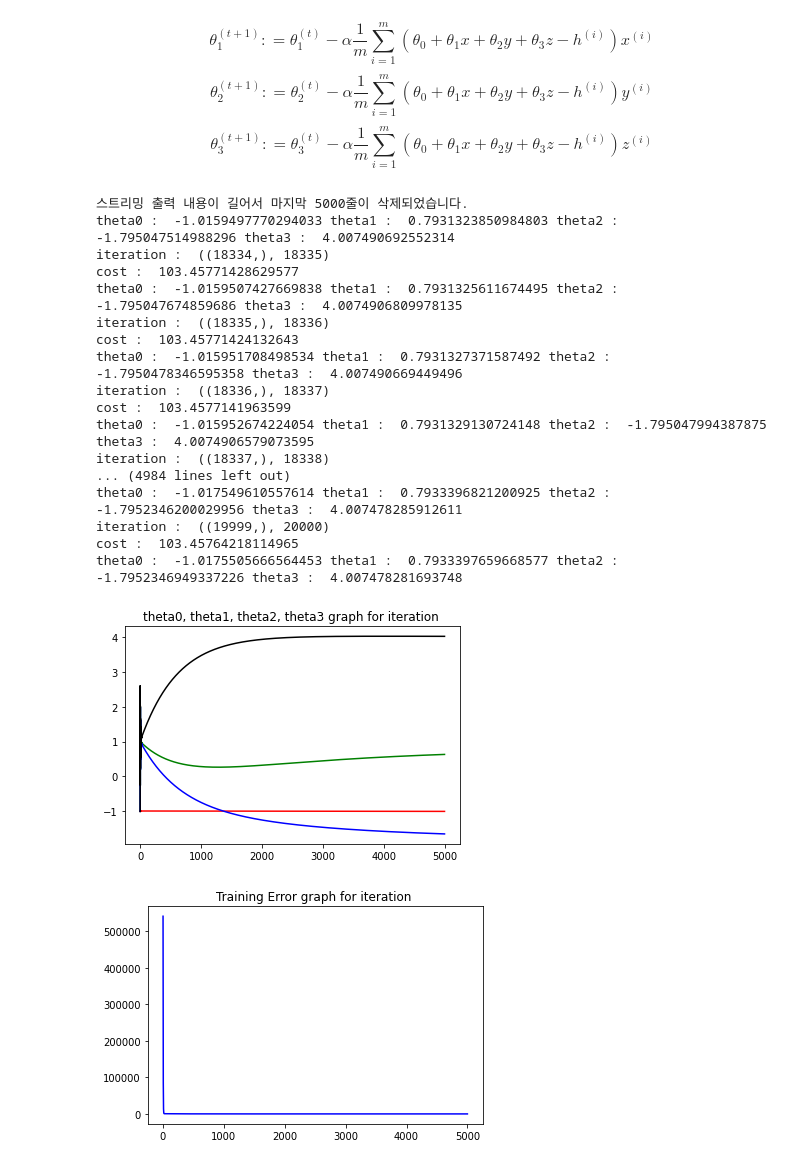
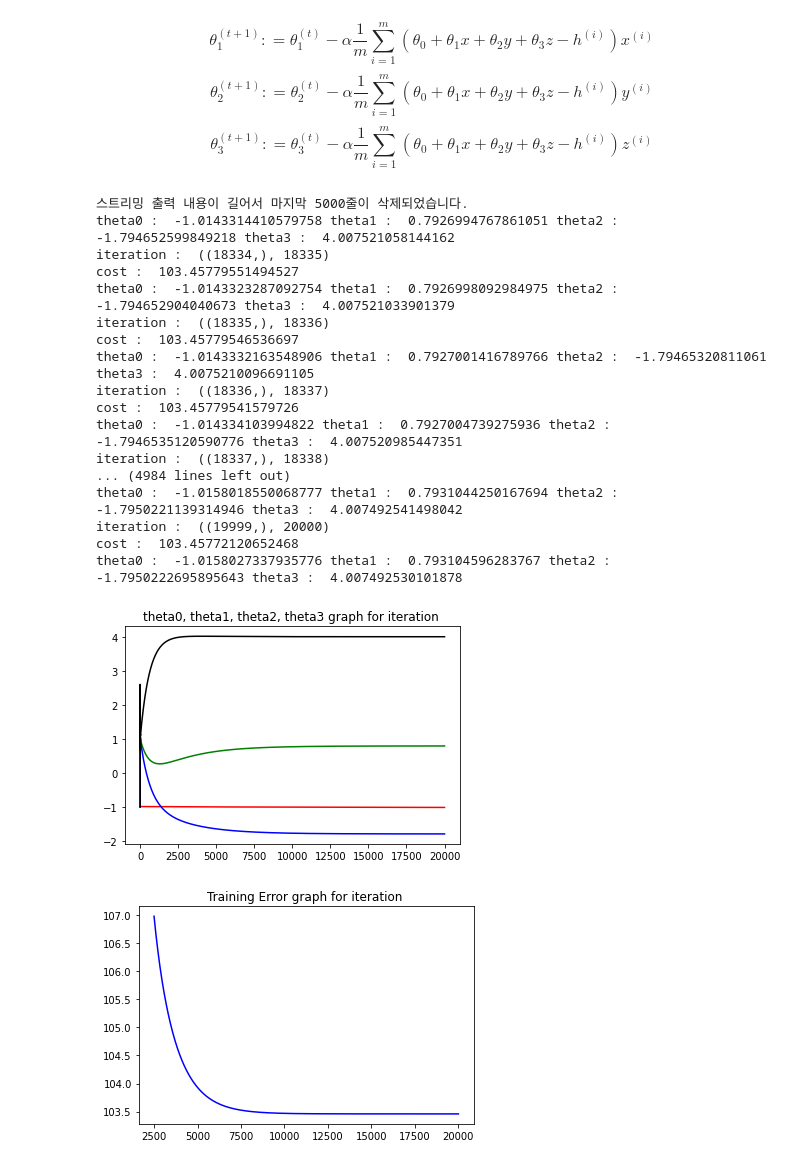
Before and after one commit to pithesun/machine_learning_cl, a Jupyter notebook: Linear_reg_mults_var.ipynb, the cells around one changed output. Saved outputs shown, nothing was run; the diff lists cells and outputs as text; code cells hidden in the pictures.

Commit message:
modity the learning rate and check theta values

```diff
--- a/Linear_reg_mults_var.ipynb
+++ b/Linear_reg_mults_var.ipynb
@@ -114,7 +111,7 @@ th0 = -1
 th1 = -1
 th2 = -1
 th3 = -1
-a = 0.000022
+a = 0.00002
 
 ### GD Algorithm
 ## performing gd algorithm - training
@@ -128,10 +125,10 @@ for iteration in np.ndenumerate(itr):
     list_th3.append(th3)
     list_J.append(cost)
 
-    temp0 = th0 - a *(1/len(x_data))*np.sum((h(th0, th1, th2, th3, x, y, z)-H))
-    temp1 = th1 - a *(1/len(x_data))*np.sum((h(th0, th1, th2, th3, x, y, z)-H)*(x))
-    temp2 = th2 - a *(1/len(x_data))*np.sum((h(th0, th1, th2, th3, x, y, z)-H)*(y))
-    temp3 = th3 - a *(1/len(x_data))*np.sum((h(th0, th1, th2, th3, x, y, z)-H)*(z))
+    temp0 = th0 - a *(1/len(H))*np.sum((h(th0, th1, th2, th3, x, y, z)-H))
+    temp1 = th1 - a *(1/len(H))*np.sum((h(th0, th1, th2, th3, x, y, z)-H)*(x))
+    temp2 = th2 - a *(1/len(H))*np.sum((h(th0, th1, th2, th3, x, y, z)-H)*(y))
+    temp3 = th3 - a *(1/len(H))*np.sum((h(th0, th1, th2, th3, x, y, z)-H)*(z))
 
     th0 = temp0
     th1 = temp1
@@ -144,37 +141,36 @@ for iteration in np.ndenumerate(itr):
           th2, "theta3 : ", th3 )
 # %% [output]
 스트리밍 출력 내용이 길어서 마지막 5000줄이 삭제되었습니다.
-theta0 :  -1.0159497770294033 theta1 :  0.7931323850984803 theta2 :  -1.795047514988296 theta3 :  4.007490692552314
+theta0 :  -1.0143314410579758 theta1 :  0.7926994767861051 theta2 :  -1.794652599849218 theta3 :  4.007521058144162
 iteration :  ((18334,), 18335)
-cost :  103.45771428629577
-theta0 :  -1.0159507427669838 theta1 :  0.7931325611674495 theta2 :  -1.795047674859686 theta3 :  4.0074906809978135
+cost :  103.45779551494527
+theta0 :  -1.0143323287092754 theta1 :  0.7926998092984975 theta2 :  -1.794652904040673 theta3 :  4.007521033901379
 iteration :  ((18335,), 18336)
-cost :  103.45771424132643
-theta0 :  -1.015951708498534 theta1 :  0.7931327371587492 theta2 :  -1.7950478346595358 theta3 :  4.007490669449496
+cost :  103.45779546536697
+theta0 :  -1.0143332163548906 theta1 :  0.7927001416789766 theta2 :  -1.79465320811061 theta3 :  4.0075210096691105
 iteration :  ((18336,), 18337)
-cost :  103.4577141963599
-theta0 :  -1.015952674224054 theta1 :  0.7931329130724148 theta2 :  -1.795047994387875 theta3 :  4.0074906579073595
+cost :  103.45779541579726
+theta0 :  -1.014334103994822 theta1 :  0.7927004739275936 theta2 :  -1.7946535120590776 theta3 :  4.007520985447351
 iteration :  ((18337,), 18338)
 ... (4984 lines left out)
-theta0 :  -1.017549610557614 theta1 :  0.7933396821200925 theta2 :  -1.7952346200029956 theta3 :  4.007478285912611
+theta0 :  -1.0158018550068777 theta1 :  0.7931044250167694 theta2 :  -1.7950221139314946 theta3 :  4.007492541498042
 iteration :  ((19999,), 20000)
-cost :  103.45764218114965
-theta0 :  -1.0175505666564453 theta1 :  0.7933397659668577 theta2 :  -1.7952346949337226 theta3 :  4.007478281693748
+cost :  103.45772120652468
+theta0 :  -1.0158027337935776 theta1 :  0.793104596283767 theta2 :  -1.7950222695895643 theta3 :  4.007492530101878
 # %%
-
 #theta0, theta1, theta2, theta3
 plt.title("theta0, theta1, theta2, theta3 graph for iteration ")
 plt.plot(itr, np.array(list_th0), color = 'red')
 plt.plot(itr, np.array(list_th1), color = 'green')
 plt.plot(itr, np.array(list_th2), color = 'blue')
 plt.plot(itr, np.array(list_th3), color = 'black')
 plt.show()
 
 
 #J(th0, th1, th2, th3 )
 plt.title("Training Error graph for iteration ")
-plt.plot(itr, np.array(list_J), color = 'blue' )
+plt.plot(itr[2500:], np.array(list_J[2500:]), color = 'blue' )
 plt.show()
 # %% [output]
-[figure, old version]
+[figure, new version]
-[figure, old version]
+[figure, new version]
```
Also changed, not shown: parts of 11 cells of this notebook.
